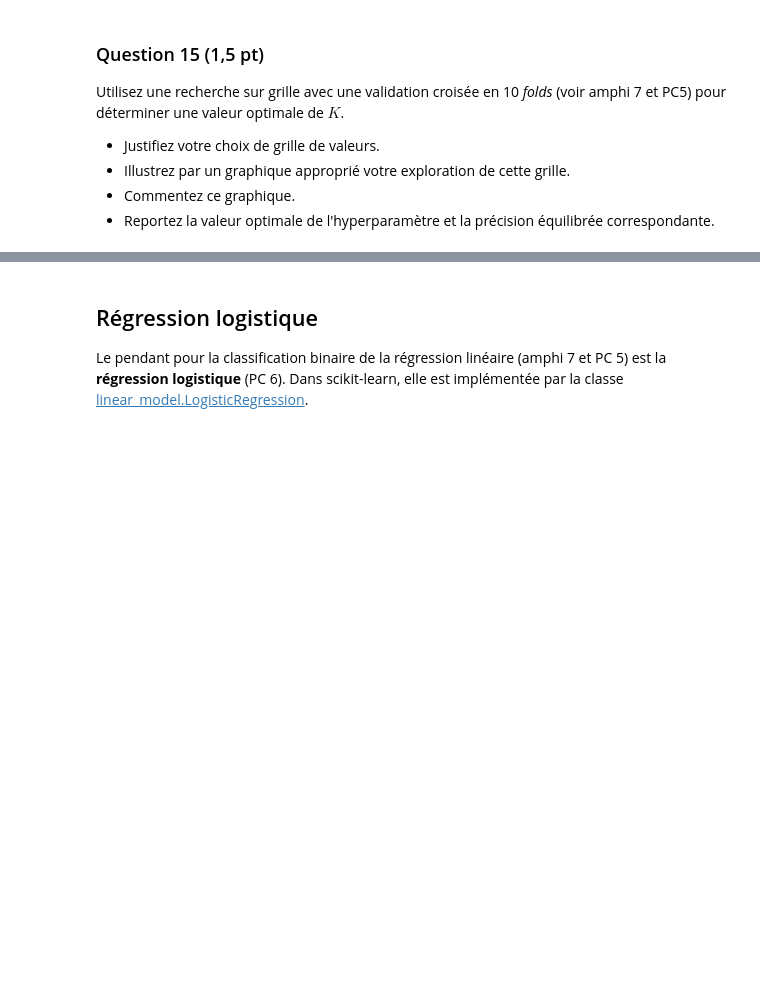
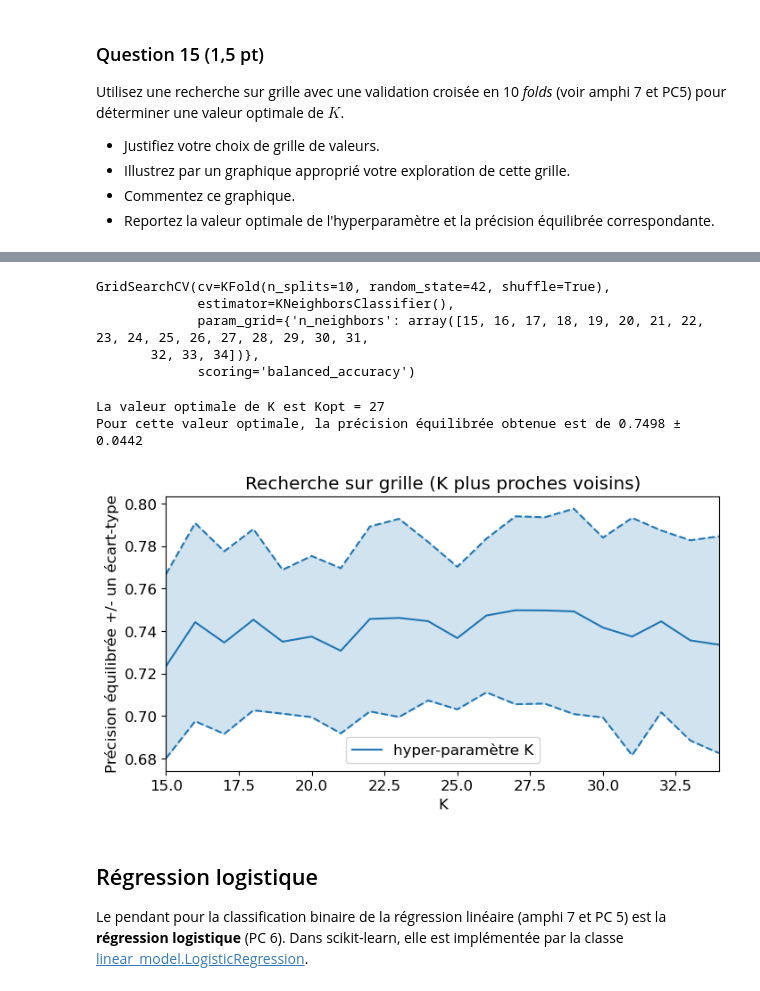
Before and after one commit to bavrillon/Projets_UE21, a Jupyter notebook: DATA/Projet_GR28.ipynb, the cells around one changed output, grey strips where cells are left out. Drawn from its saved outputs; the diff is of its cells as text; code cells hidden in the pictures; blank space fills up the shorter version.

```diff
--- a/DATA/Projet_GR28.ipynb
+++ b/DATA/Projet_GR28.ipynb
@@ -427,3 +422,64 @@ Pour cette valeur optimale, la précision équilibrée obtenue est de 0.7525 ±
+# %%
+# instantier un objet KFold
+kf = model_selection.KFold(n_splits=10, shuffle=True, random_state=42)
+
+# Définir la grille de valeurs de l'hyperparamètre K
+Ks = np.arange(15, 35, 1,'int')
+
+# Définir le modèle à évaluer
+knn = KNeighborsClassifier()
+
+# Instantier la recherche sur grille
+grid_knn = model_selection.GridSearchCV(knn, {'n_neighbors': Ks},
+                                    cv=kf, # on utilise les folds déjà définis
+                                    scoring='balanced_accuracy'
+                                   )
+
+# Utiliser la recherche sur grille
+grid_knn.fit(X_scaled, y_train_risk_vs_norisk)
+# %% [output]
+GridSearchCV(cv=KFold(n_splits=10, random_state=42, shuffle=True),
+             estimator=KNeighborsClassifier(),
+             param_grid={'n_neighbors': array([15, 16, 17, 18, 19, 20, 21, 22, 23, 24, 25, 26, 27, 28, 29, 30, 31,
+       32, 33, 34])},
+             scoring='balanced_accuracy')
+# %%
+# Affichage des résultats de l'exploration de la grille de valeurs de K pour l'algo des K plus proches voisins
+
+plt.figure(figsize=(8, 4))
+
+ba_knn = grid_knn.cv_results_['mean_test_score']
+std_error_knn = grid_knn.cv_results_['std_test_score']
+
+# afficher les précisions équilibrées avec une échelle logarithmique pour les abscisses :
+plt.plot(grid_knn.cv_results_['param_n_neighbors'], ba_knn,
+             label="hyper-paramètre K", color='tab:blue')
+plt.plot(grid_knn.cv_results_['param_n_neighbors'], ba_knn + std_error_knn,
+             color='tab:blue', linestyle='dashed')
+plt.plot(grid_knn.cv_results_['param_n_neighbors'], ba_knn - std_error_knn,
+             color='tab:blue', linestyle='dashed')
+
+# colorer l'espace entre les courbes représentant les écarts-types
+plt.fill_between(Ks, (ba_knn + std_error_knn), (ba_knn - std_error_knn),
+                 color='tab:blue',
+                 alpha=0.2, # contrôle la transparence
+                )
+
+# Mise en forme
+plt.xlabel("K")
+plt.ylabel("Précision équilibrée +/- un écart-type")
+plt.xlim([Ks[0], Ks[-1]])
+plt.title("Recherche sur grille (K plus proches voisins)")
+plt.legend(loc='best')
+
+# Recherche valeur optimale de K, maximisant la précision équilibrée Kopt
+Kopt = grid_knn.best_params_['n_neighbors']
+print(f"La valeur optimale de K est Kopt = {Kopt}")
+print(f"Pour cette valeur optimale, la précision équilibrée obtenue est de {grid_knn.best_score_:.4f} ± {std_error_knn[grid_knn.best_index_]:.4f}")
+# %% [output]
+La valeur optimale de K est Kopt = 27
+Pour cette valeur optimale, la précision équilibrée obtenue est de 0.7498 ± 0.0442
+[figure, added]
 # %% [markdown]
 ## Régression logistique
 Le pendant pour la classification binaire de la régression linéaire (amphi 7 et PC 5) est la __régression logistique__ (PC 6). Dans scikit-learn, elle est implémentée par la classe [linear_model.LogisticRegression](https://scikit-learn.org/stable/modules/generated/sklearn.linear_model.LogisticRegression.html).
```
Also changed, not shown: parts of 16 cells of this notebook.
